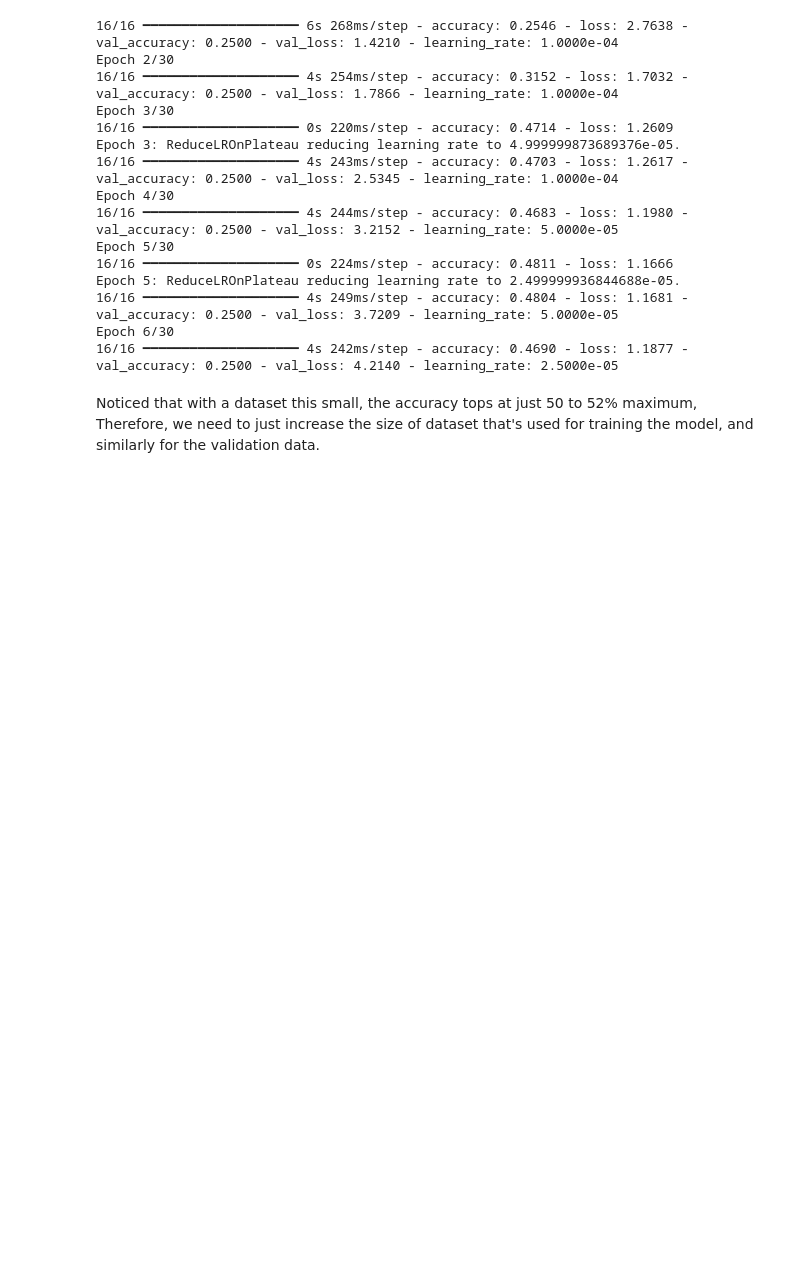
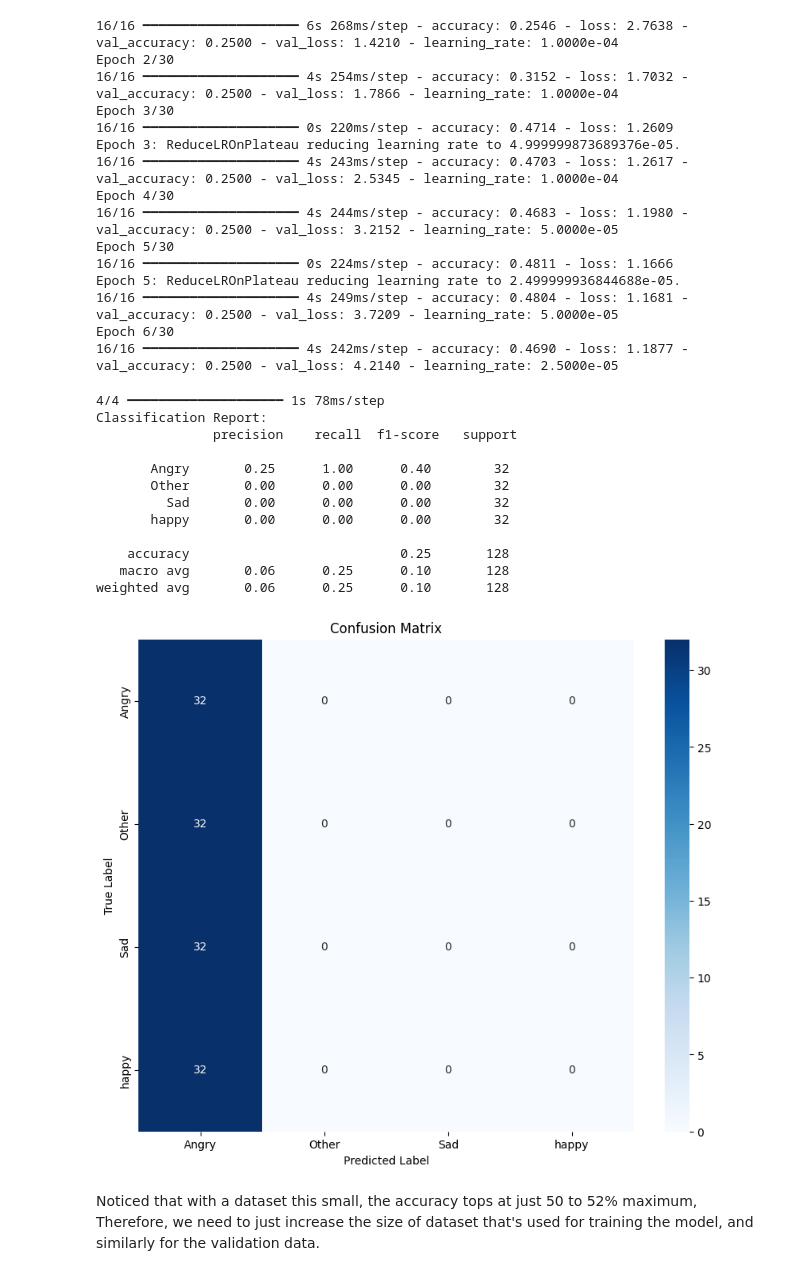
Before and after one commit to ishaanrastogi/Pet-Face-Recognition, a Jupyter notebook: Custom_CNN.ipynb, the cells around one changed output. Saved outputs shown, nothing was run; the diff lists cells and outputs as text; code cells hidden in the pictures; blank space fills up the shorter version.

Commit message:
Custom CNN Model
Achieved about 52% Accuracy (Tops), due to smaller dataset.
Will be updating it soon.

```diff
--- a/Custom_CNN.ipynb
+++ b/Custom_CNN.ipynb
@@ -785,6 +785,43 @@ Epoch 5: ReduceLROnPlateau reducing learning rate to 2.499999936844688e-05.
 16/16 ━━━━━━━━━━━━━━━━━━━━ 4s 249ms/step - accuracy: 0.4804 - loss: 1.1681 - val_accuracy: 0.2500 - val_loss: 3.7209 - learning_rate: 5.0000e-05
 Epoch 6/30
 16/16 ━━━━━━━━━━━━━━━━━━━━ 4s 242ms/step - accuracy: 0.4690 - loss: 1.1877 - val_accuracy: 0.2500 - val_loss: 4.2140 - learning_rate: 2.5000e-05
+# %%
+# Creating a classification report and confusion matrix
+from sklearn.metrics import classification_report, confusion_matrix
+import seaborn as sns
+import matplotlib.pyplot as plt
+# Get predictions
+preds = model.predict(val_generator)
+pred_labels = np.argmax(preds, axis=1)
+true_labels = val_generator.classes
+# Generate classification report
+report = classification_report(true_labels, pred_labels, target_names=list(val_generator.class_indices.keys()))
+print("Classification Report:\n", report)
+# Generate confusion matrix
+cm = confusion_matrix(true_labels, pred_labels)
+# Plot confusion matrix
+plt.figure(figsize=(10, 8))
+sns.heatmap(cm, annot=True, fmt='d', cmap='Blues',
+            xticklabels=list(val_generator.class_indices.keys()),
+            yticklabels=list(val_generator.class_indices.keys()))
+plt.title('Confusion Matrix')
+plt.xlabel('Predicted Label')
+plt.ylabel('True Label')
+plt.show()
+# %% [output]
+4/4 ━━━━━━━━━━━━━━━━━━━━ 1s 78ms/step
+Classification Report:
+               precision    recall  f1-score   support
+
+       Angry       0.25      1.00      0.40        32
+       Other       0.00      0.00      0.00        32
+         Sad       0.00      0.00      0.00        32
+       happy       0.00      0.00      0.00        32
+
+    accuracy                           0.25       128
+   macro avg       0.06      0.25      0.10       128
+weighted avg       0.06      0.25      0.10       128
+[figure, added]
 # %% [markdown]
 Noticed that with a dataset this small, the accuracy tops at just 50 to 52% maximum,
 Therefore, we need to just increase the size of dataset that's used for training the model, and similarly for the validation data.
```
